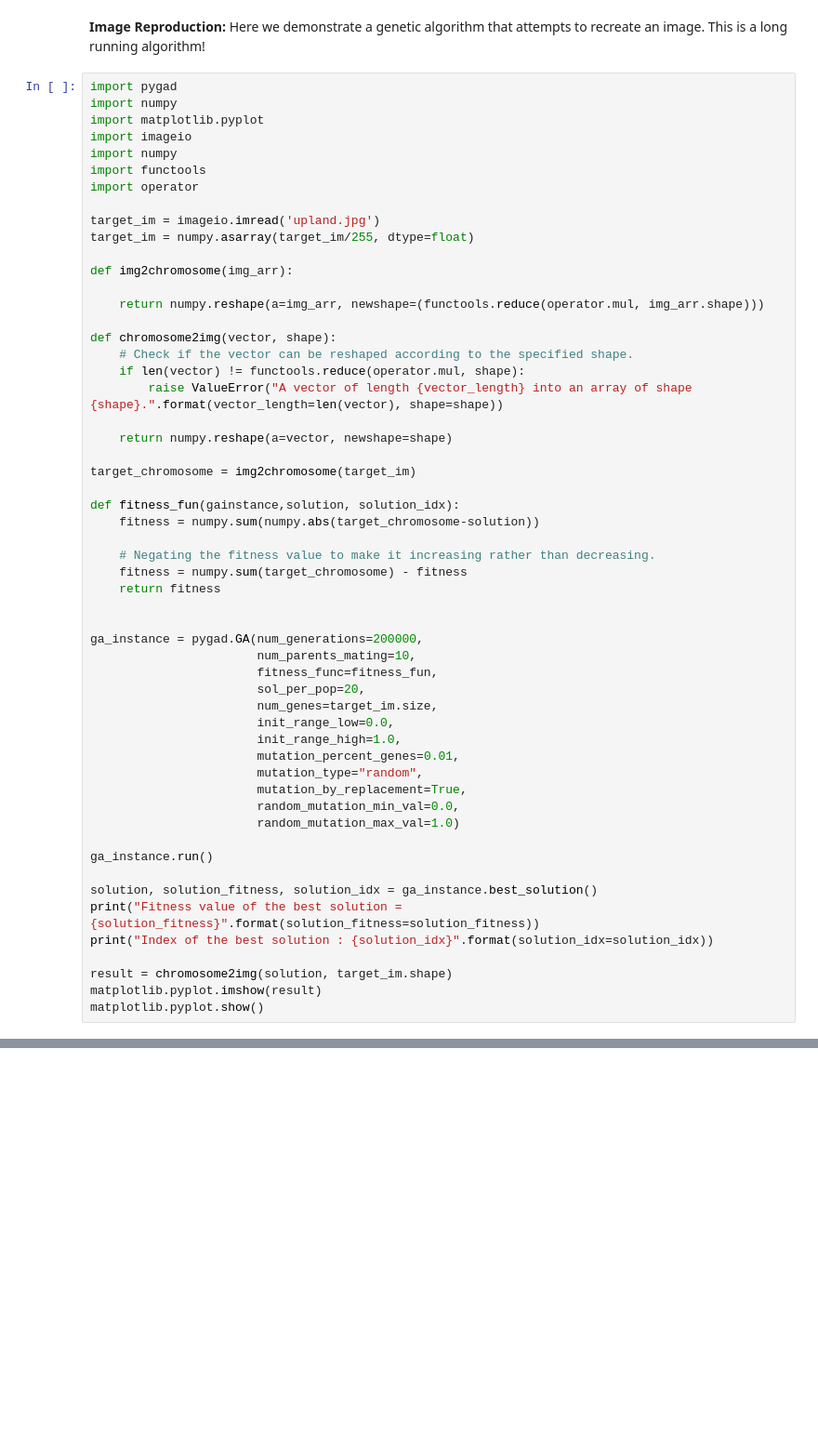
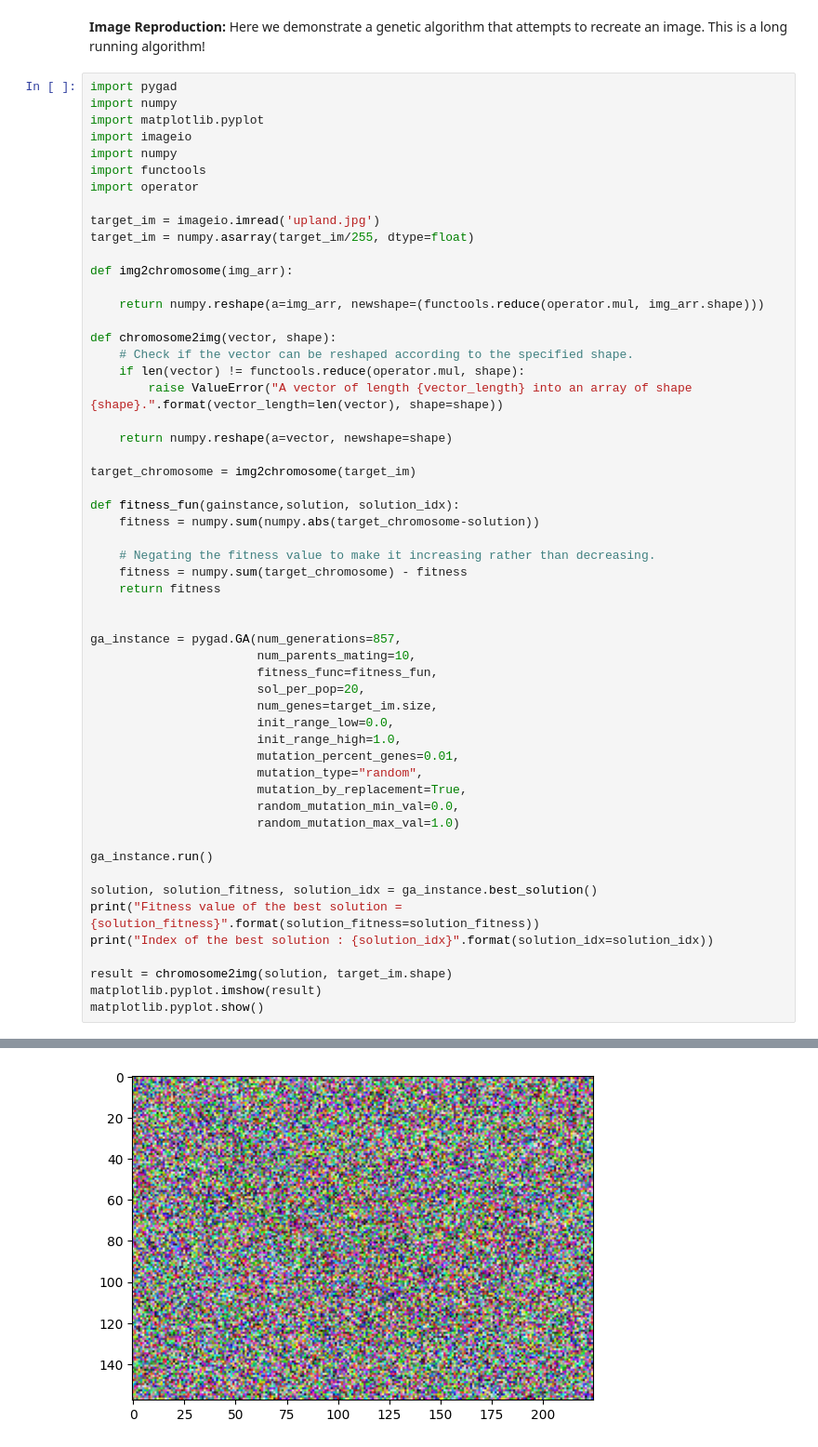
Before and after one commit to jmcmeen/hello-python, a Jupyter notebook: pygad/02_reproduce_images.ipynb, the cells around one changed output, grey strips where cells are left out. Shown at 93% size. Cells and saved outputs as stored; diff of their text form; blank space fills up the shorter version.

```diff
--- a/pygad/02_reproduce_images.ipynb
+++ b/pygad/02_reproduce_images.ipynb
@@ -33,7 +33,7 @@ def fitness_fun(gainstance,solution, solution_idx):
     return fitness
 
 
-ga_instance = pygad.GA(num_generations=200000,
+ga_instance = pygad.GA(num_generations=857,
                        num_parents_mating=10,
                        fitness_func=fitness_fun,
                        sol_per_pop=20,
@@ -55,3 +55,4 @@ print("Index of the best solution : {solution_idx}".format(solution_idx=solution
 result = chromosome2img(solution, target_im.shape)
 matplotlib.pyplot.imshow(result)
 matplotlib.pyplot.show()
+# %% [output]
@@ -57,0 +61 @@ matplotlib.pyplot.show()
+[figure, added]
```
Also changed, not shown: parts of 1 cell of this notebook, 5 other files.
